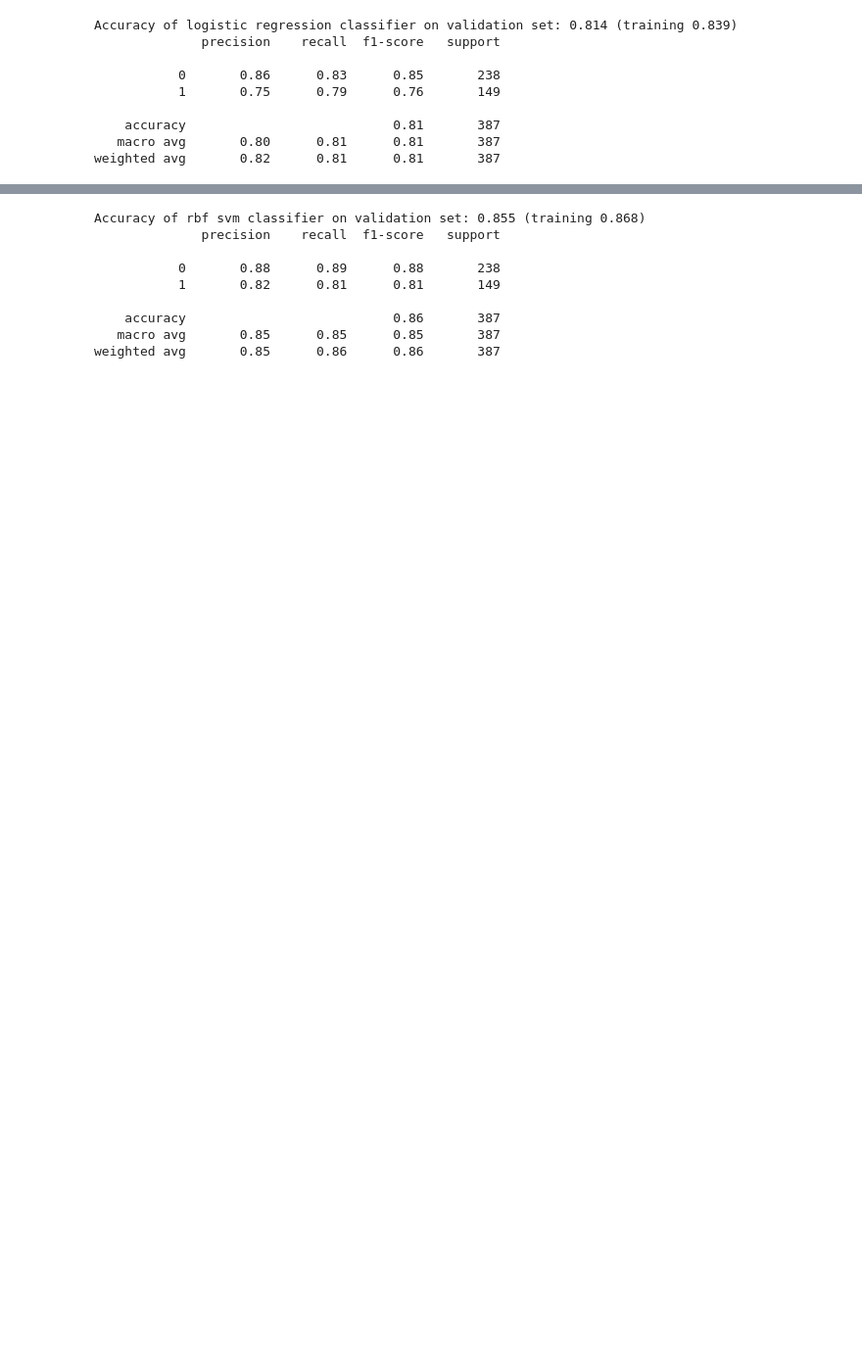
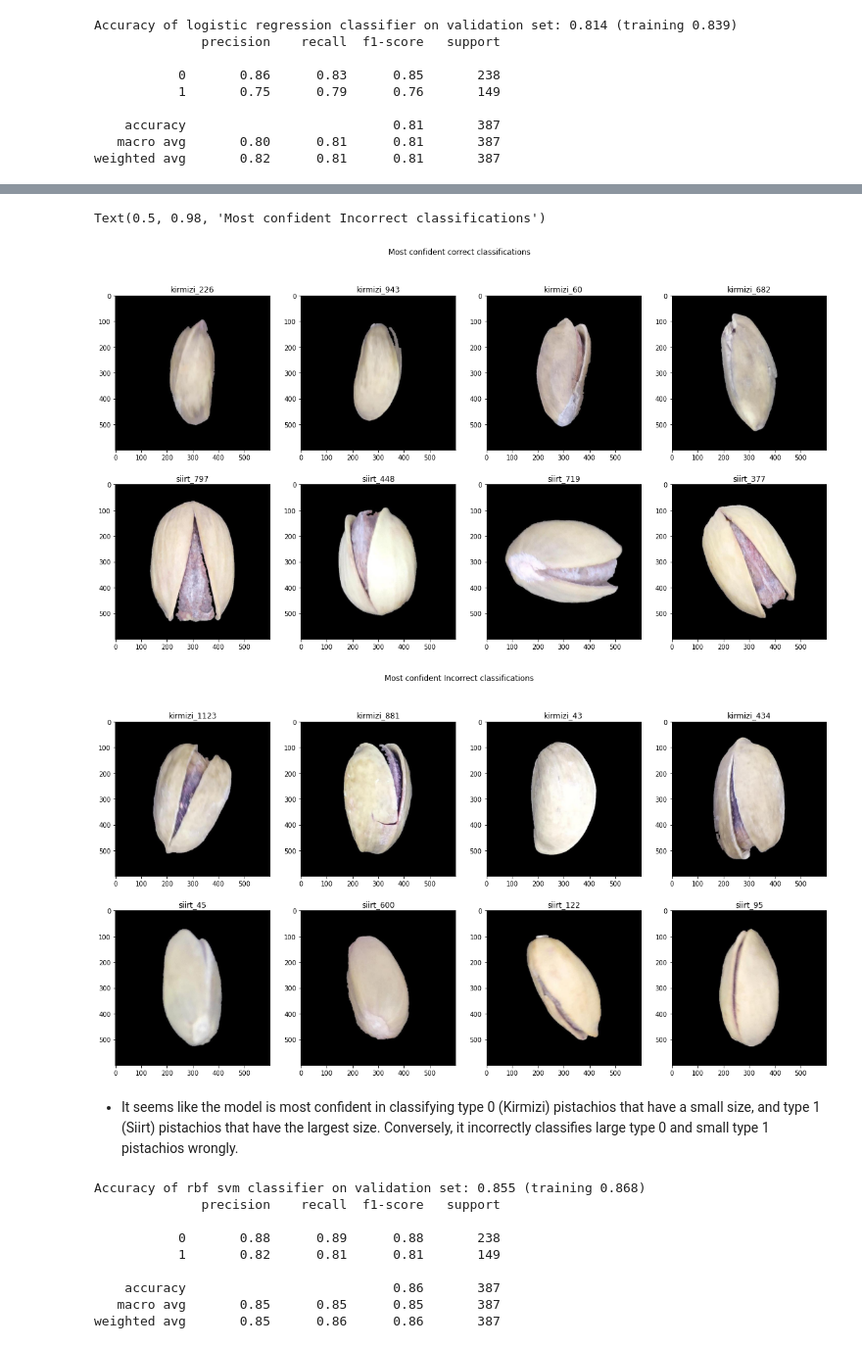
Before and after one commit to bkbormes1/ML_image_feature_processing, a Jupyter notebook: W281_Final_Project_Report.ipynb, the cells around one changed output, grey strips where cells are left out. Shown at 98% size. Cells and saved outputs as stored; diff of their text form; code cells hidden in the pictures; blank space fills up the shorter version.

```diff
--- a/W281_Final_Project_Report.ipynb
+++ b/W281_Final_Project_Report.ipynb
@@ -470,3 +454,50 @@ Name: pistachio_type, Length: 387, dtype: bool
+# %%
+# Class 0, Correctly Predicted
+correct_0 = logreg_df.loc[(logreg_df.Actual_Class == 0) & (logreg_df.Predicted_Class == 0)]
+correct_0_index = correct_0.sort_values(by = 'Predicted_Prob', ascending=False).Index[:4].to_numpy()
+
+# Class 1, Correctly Predicted
+correct_1 = logreg_df.loc[(logreg_df.Actual_Class == 1) & (logreg_df.Predicted_Class == 1)]
+correct_1_index = correct_1.sort_values(by = 'Predicted_Prob', ascending=True).Index[:4].to_numpy()
+
+# Class 0, Incorrectly Predicted
+incorrect_0 = logreg_df.loc[(logreg_df.Actual_Class == 0) & (logreg_df.Predicted_Class == 1)]
+incorrect_0_index = incorrect_0.sort_values(by = 'Predicted_Prob', ascending=True).Index[:4].to_numpy()
+
+# Class 1, Incorrectly Predicted
+incorrect_1 = logreg_df.loc[(logreg_df.Actual_Class == 1) & (logreg_df.Predicted_Class == 0)]
+incorrect_1_index = incorrect_1.sort_values(by = 'Predicted_Prob', ascending=False).Index[:4].to_numpy()
+# %%
+# Display examples images
+fig, ax = plt.subplots(2,4, figsize = (20, 10))
+
+for i in range(4):
+    ax[0,i].imshow(images[correct_0_index[i]])
+    ax[0,i].set_title(csv.filename_camelcase[correct_0_index[i]][:-4])
+
+for i in range(4):
+    ax[1,i].imshow(images[correct_1_index[i]])
+    ax[1,i].set_title(csv.filename_camelcase[correct_1_index[i]][:-4])
+
+plt.suptitle('Most confident correct classifications')
+
+fig, ax = plt.subplots(2,4, figsize = (20, 10))
+
+for i in range(4):
+    ax[0,i].imshow(images[incorrect_0_index[i]])
+    ax[0,i].set_title(csv.filename_camelcase[incorrect_0_index[i]][:-4])
+
+for i in range(4):
+    ax[1,i].imshow(images[incorrect_1_index[i]])
+    ax[1,i].set_title(csv.filename_camelcase[incorrect_1_index[i]][:-4])
+
+plt.suptitle('Most confident Incorrect classifications')
+# %% [output]
+Text(0.5, 0.98, 'Most confident Incorrect classifications')
+[figure, added]
+[figure, added]
+# %% [markdown]
+- It seems like the model is most confident in classifying type 0 (Kirmizi) pistachios that have a small size, and type 1 (Siirt) pistachios that have the largest size. Conversely, it incorrectly classifies large type 0 and small type 1 pistachios wrongly.
 # %%
 from sklearn import svm
 # init and fit rbf svc model to train PCA data
```
Also changed, not shown: parts of 18 cells of this notebook.
